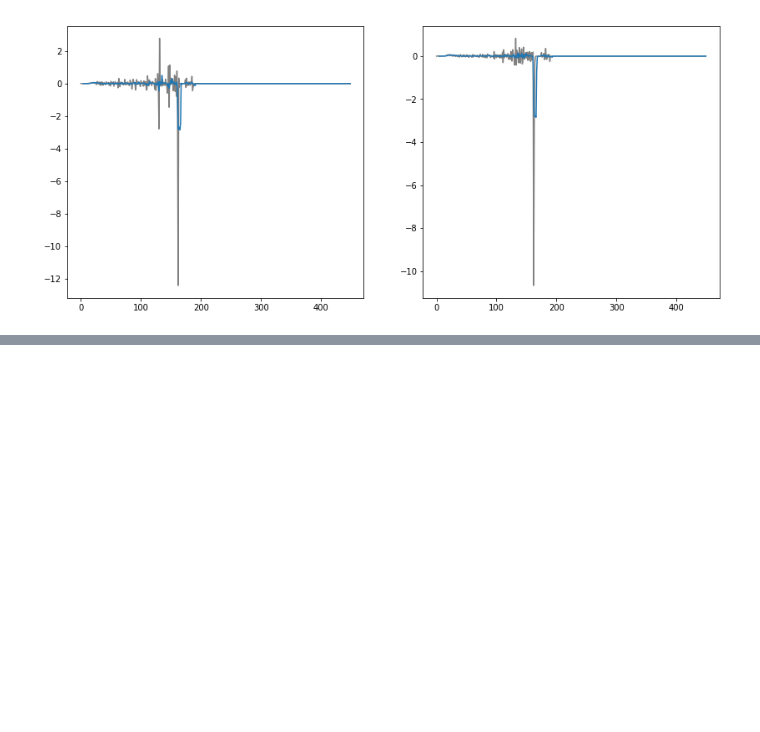
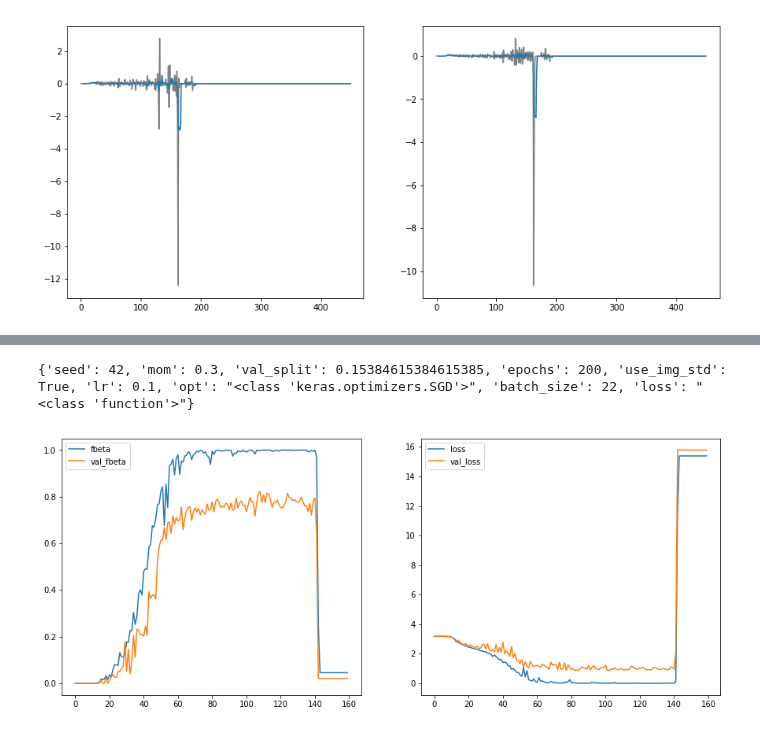
Before and after one commit to damilo/keyestcnn, a Jupyter notebook: model/model.eval.ipynb, the cells around one changed output, grey strips where cells are left out. Saved outputs shown, nothing was run; the diff lists cells and outputs as text; code cells hidden in the pictures; blank space fills up the shorter version.

```diff
--- a/model/model.eval.ipynb
+++ b/model/model.eval.ipynb
@@ -306,0 +308,10 @@ _________________________________________________________________
+# %%
+with open ('20180907-114012_model.param.txt','r') as f:
+    output = f.read ()
+    print (output)
+# %% [output]
+{'seed': 42, 'mom': 0.3, 'val_split': 0.15384615384615385, 'epochs': 200, 'use_img_std': True, 'lr': 0.1, 'opt': "<class 'keras.optimizers.SGD'>", 'batch_size': 22, 'loss': "<class 'function'>"}
+# %%
+history = plot_history ('20180907-114012_model.hist.csv', 160)
+# %% [output]
+[figure, added]
```
Also changed, not shown: parts of 2 cells of this notebook, 3 other files.
